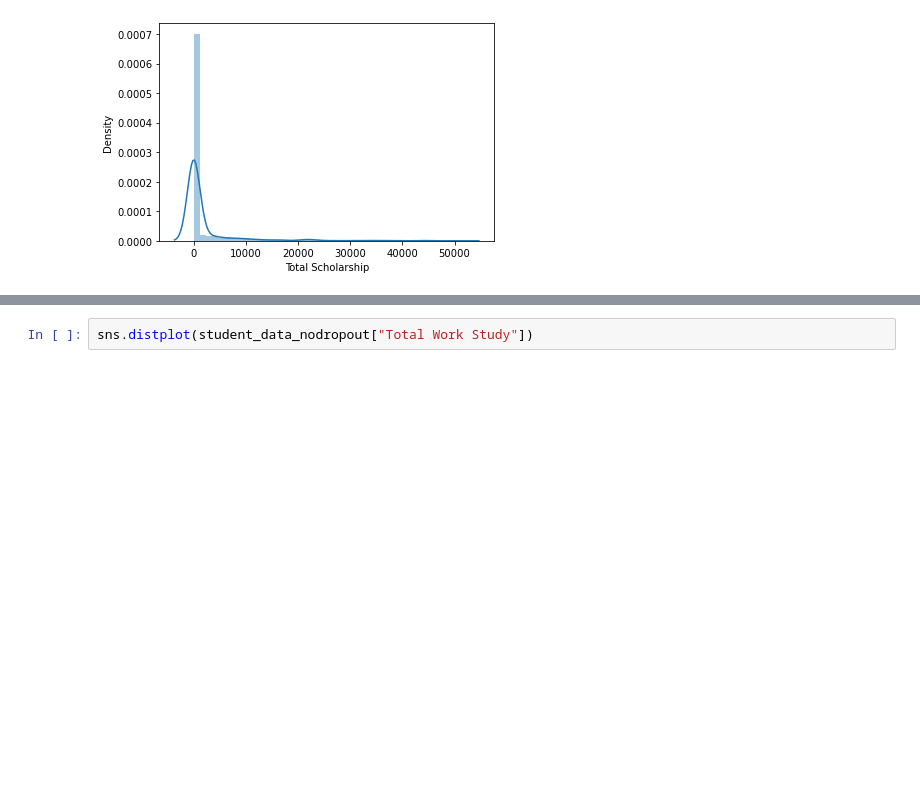
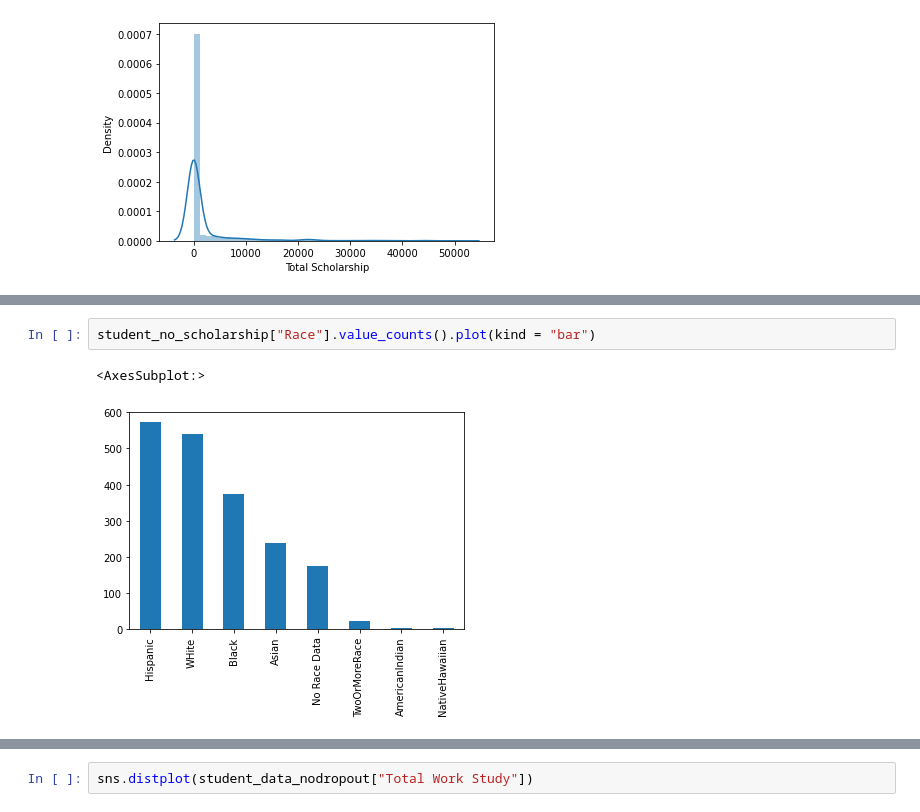
Before and after one commit to Johnson-olaolu/SDPR, a Jupyter notebook: data analysis/data_analysis1.ipynb, the cells around one changed output, grey strips where cells are left out. Drawn from its saved outputs; the diff is of its cells as text; blank space fills up the shorter version.

```diff
--- a/data analysis/data_analysis1.ipynb
+++ b/data analysis/data_analysis1.ipynb
@@ -127,0 +179,5 @@ sns.distplot(student_data_nodropout["Total Scholarship"])
+# %%
+student_no_scholarship["Race"].value_counts().plot(kind = "bar")
+# %% [output]
+<AxesSubplot:>
+[figure, added]
```
Also changed, not shown: parts of 25 cells of this notebook.
